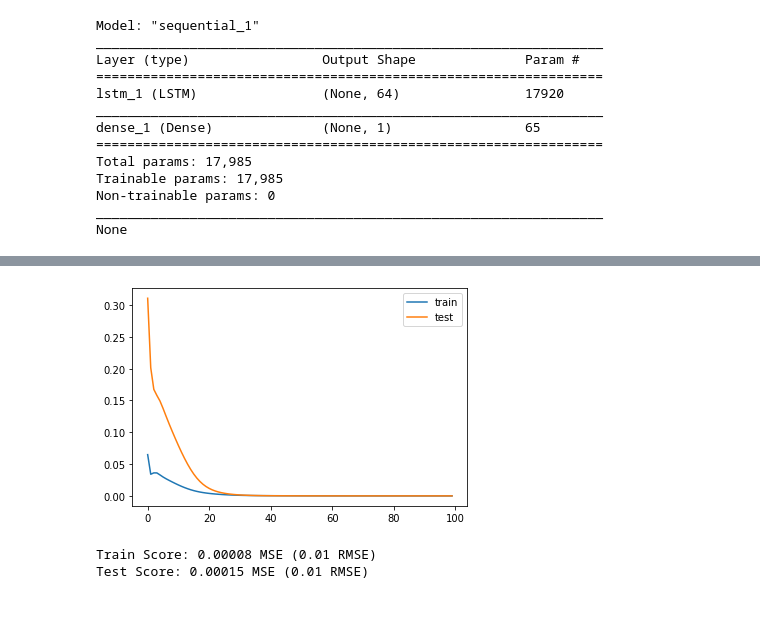
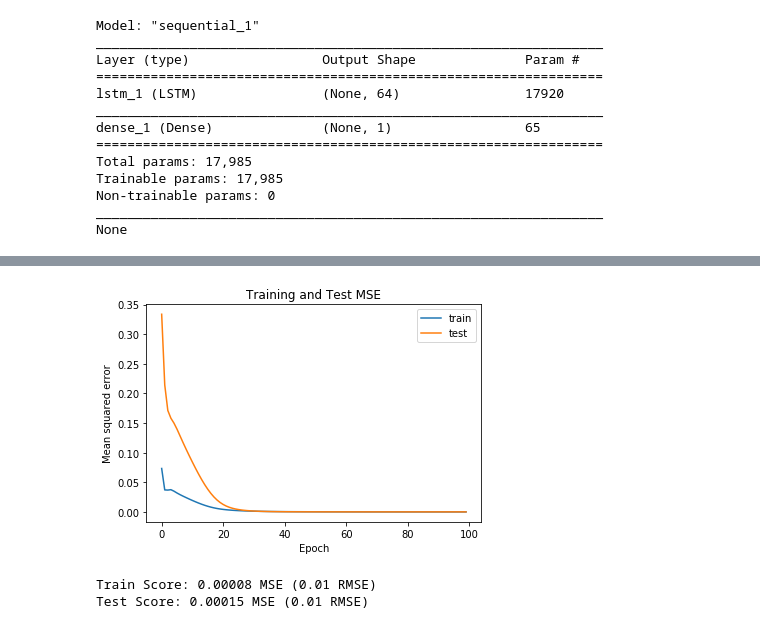
Before and after one commit to KoalaChelsea/NASDAQ-Time-Series-Project, a Jupyter notebook: LSTM Multivariate using prior time step.ipynb, the cells around one changed output, grey strips where cells are left out. Cells and saved outputs as stored; diff of their text form; code cells hidden in the pictures.

```diff
--- a/LSTM Multivariate using prior time step.ipynb
+++ b/LSTM Multivariate using prior time step.ipynb
@@ -312,11 +334,15 @@ Epoch 100/100
 # %%
 # plot history
 plt.plot(history.history['loss'], label='train')
 plt.plot(history.history['val_loss'], label='test')
+plt.title("Training and Test MSE")
+plt.xlabel('Epoch')
+plt.ylabel('Mean squared error')
+
 plt.legend()
 plt.show()
 # %% [output]
-[figure, old version]
+[figure, new version]
 # %%
 trainScore = model.evaluate(X_train, y_train, verbose=0)
 print('Train Score: %.5f MSE (%.2f RMSE)' % (trainScore[0], sqrt(trainScore[0])))
```
Also changed, not shown: parts of 13 cells of this notebook.
